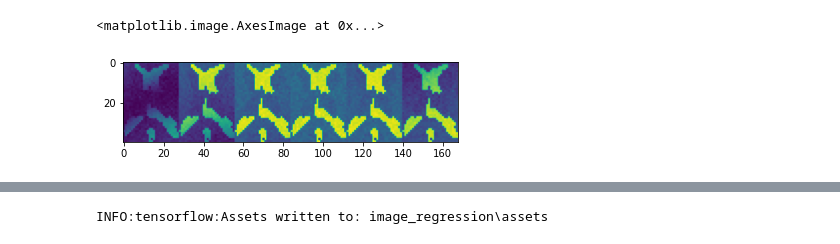
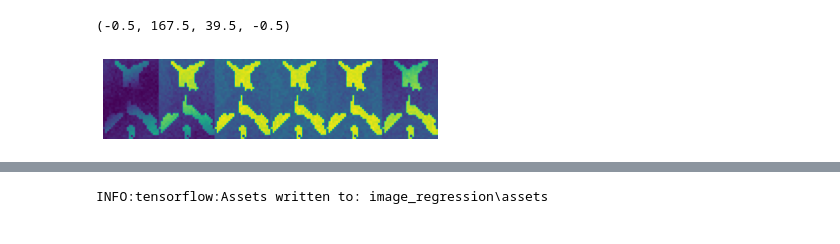
Before and after one commit to yv17/MRI-Deep-Learning, a Jupyter notebook: image_reg.ipynb, the cells around one changed output, grey strips where cells are left out. Saved outputs shown, nothing was run; the diff lists cells and outputs as text; code cells hidden in the pictures.

```diff
--- a/image_reg.ipynb
+++ b/image_reg.ipynb
@@ -19,10 +18,12 @@ gt_data = (gt_data - np.min(gt_data))/(np.max(gt_data) - np.min(gt_data))
 
 # Train test split
 img_train, img_test, gt_train, gt_test = train_test_split(img_data, gt_data, test_size=0.1, random_state=42)
-# %%
-plt.imshow(img_train[2])
-# %% [output]
-<matplotlib.image.AxesImage at 0x...>
-[figure, removed]
+# %%
+test_data = img_train[2]
+plt.imshow(img_train[2])
+plt.axis('off')
+# %% [output]
+(-0.5, 167.5, 39.5, -0.5)
+[figure, added]
 # %%
 plt.imshow(gt_train[0])
```
Also changed, not shown: parts of 8 cells of this notebook, 28 other files.
